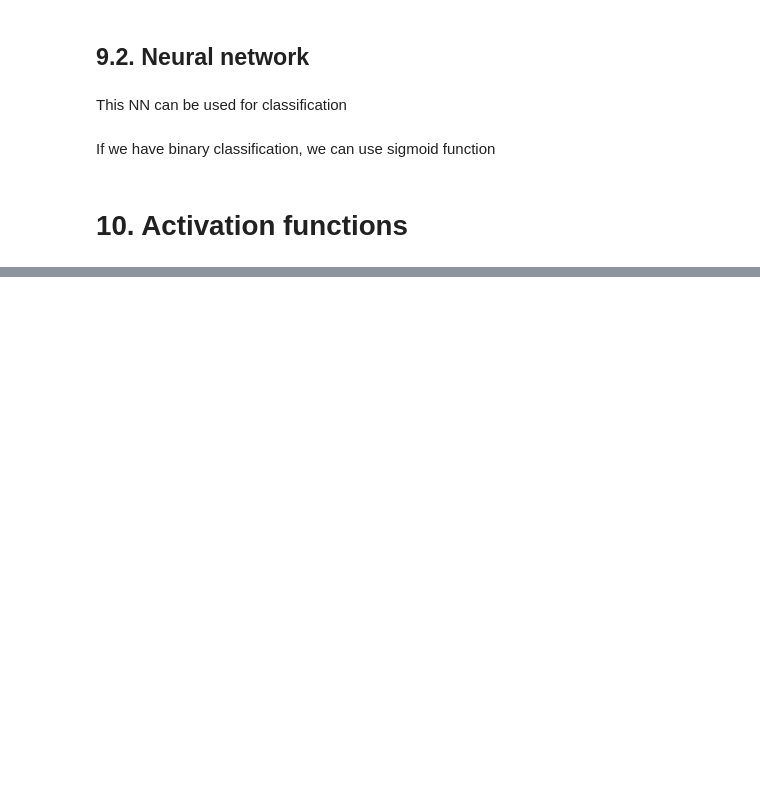
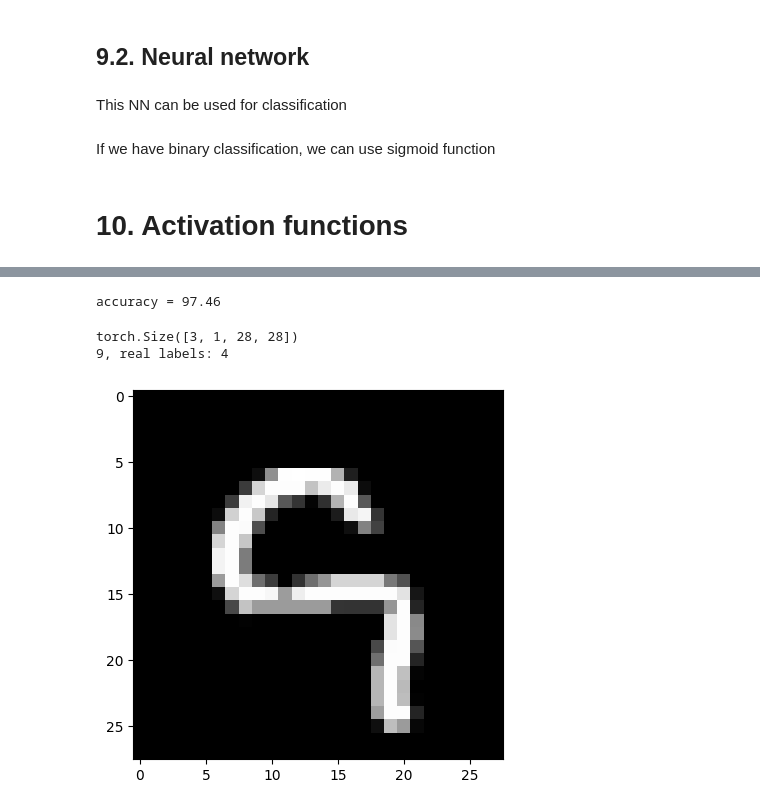
Before and after one commit to teo-sl/University-courses-sem-2, a Jupyter notebook: Image_Video_Analysis/pytorch_basics/2.ipynb, the cells around one changed output, grey strips where cells are left out. Cells and saved outputs as stored; diff of their text form; code cells hidden in the pictures; blank space fills up the shorter version.

```diff
--- a/Image_Video_Analysis/pytorch_basics/2.ipynb
+++ b/Image_Video_Analysis/pytorch_basics/2.ipynb
@@ -274,0 +367,6 @@ criterion = nn.CrossEntropyLoss()
+# %%
+model = NeuralNet(input_size,hidden_size,num_classes).to(device)
+# %%
+# loss and optimizer
+criterion = nn.CrossEntropyLoss()
+optimizer = torch.optim.Adam(model.parameters(),lr=learning_rate)
@@ -274,0 +415,39 @@ criterion = nn.CrossEntropyLoss()
+# %%
+with torch.no_grad():
+    n_correct = 0
+    n_samples = 0
+    for images,labels in test_loader:
+        images = images.to(device)
+        labels = labels.to(device)
+        outputs = model(images)
+        # max returns (value,index)
+        _,predictions = torch.max(outputs,1)
+        n_samples += labels.shape[0]
+        n_correct += (predictions == labels).sum().item()
+    acc = 100.0 * n_correct / n_samples
+    print(f'accuracy = {acc}')
+# %% [output]
+accuracy = 97.46
+# %%
+# show 10 errors in the test set
+
+with torch.no_grad():
+    for images,labels in test_loader:
+        images = images.to(device)
+        labels = labels.to(device)
+        outputs = model(images)
+        # max returns (value,index)
+        _,predictions = torch.max(outputs,1)
+        wrong = (predictions != labels)
+        miss_imgs = images[wrong]
+        if miss_imgs.shape[0] == 0:
+            continue
+        print(miss_imgs.shape)
+        miss_labels = labels[wrong]
+        print(f"{predictions[wrong][1]}, real labels: {miss_labels[1]}")
+        plt.imshow(miss_imgs[0].reshape(28,28),cmap='gray')
+        break
+# %% [output]
+torch.Size([3, 1, 28, 28])
+9, real labels: 4
+[figure, added]
```
Also changed, not shown: parts of 13 cells of this notebook, 2 other files.
